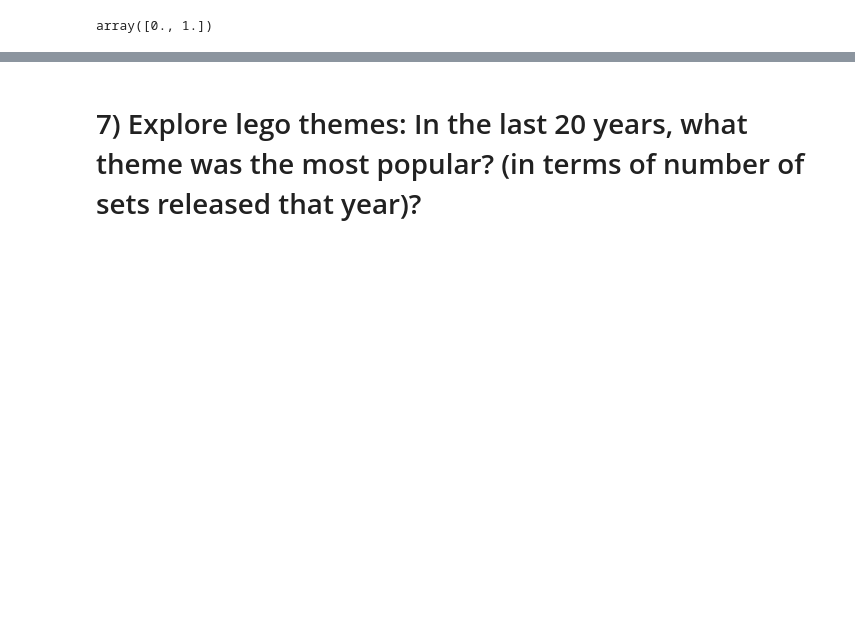
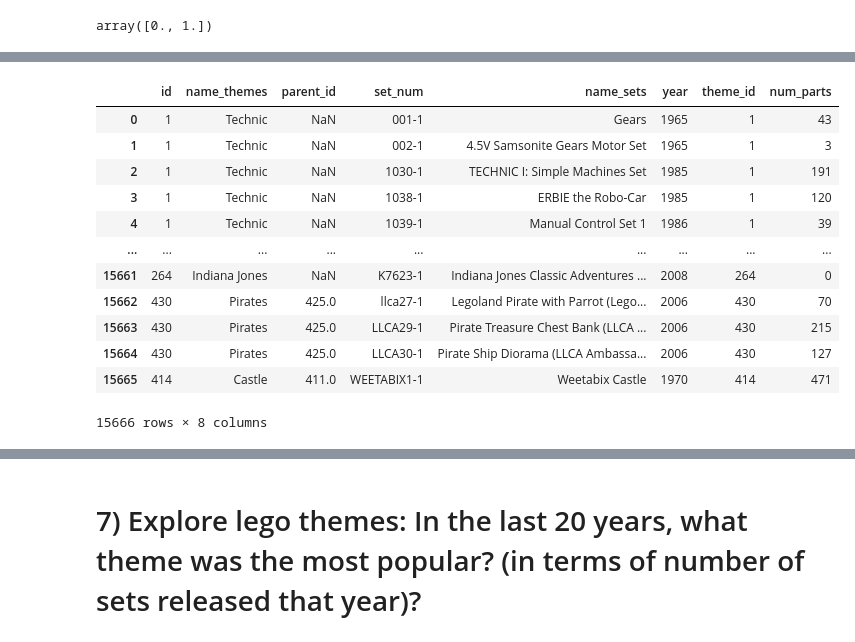
Before and after one commit to Ferrariagustinpablo/DataScienceprojects, a Jupyter notebook: LEGO_Analysis.ipynb, the cells around one changed output, grey strips where cells are left out. Saved outputs shown, nothing was run; the diff lists cells and outputs as text; code cells hidden in the pictures; blank space fills up the shorter version.

```diff
--- a/LEGO_Analysis.ipynb
+++ b/LEGO_Analysis.ipynb
@@ -541,0 +544,17 @@ Name: is_starwars, dtype: float64
+# %%
+ts_merged = pd.merge(themes, sets, left_on='id', right_on='theme_id', how='right', suffixes=['_themes', '_sets'])
+ts_merged
+# %% [output]
+|  | id | name_themes | parent_id | set_num | name_sets | year | theme_id | num_parts |
+| 0 | 1 | Technic | NaN | 001-1 | Gears | 1965 | 1 | 43 |
+| 1 | 1 | Technic | NaN | 002-1 | 4.5V Samsonite Gears Motor Set | 1965 | 1 | 3 |
+| 2 | 1 | Technic | NaN | 1030-1 | TECHNIC I: Simple Machines Set | 1985 | 1 | 191 |
+| 3 | 1 | Technic | NaN | 1038-1 | ERBIE the Robo-Car | 1985 | 1 | 120 |
+| 4 | 1 | Technic | NaN | 1039-1 | Manual Control Set 1 | 1986 | 1 | 39 |
+| ... | ... | ... | ... | ... | ... | ... | ... | ... |
+| 15661 | 264 | Indiana Jones | NaN | K7623-1 | Indiana Jones Classic Adventures ... | 2008 | 264 | 0 |
+| 15662 | 430 | Pirates | 425.0 | llca27-1 | Legoland Pirate with Parrot (Lego... | 2006 | 430 | 70 |
+| 15663 | 430 | Pirates | 425.0 | LLCA29-1 | Pirate Treasure Chest Bank (LLCA ... | 2006 | 430 | 215 |
+| 15664 | 430 | Pirates | 425.0 | LLCA30-1 | Pirate Ship Diorama (LLCA Ambassa... | 2006 | 430 | 127 |
+| 15665 | 414 | Castle | 411.0 | WEETABIX1-1 | Weetabix Castle | 1970 | 414 | 471 |
+15666 rows × 8 columns
```
Also changed, not shown: parts of 30 cells of this notebook.
